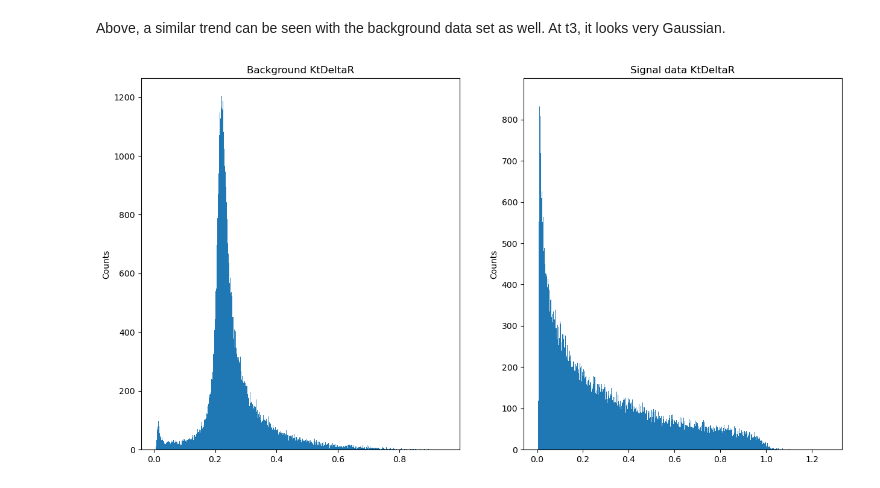
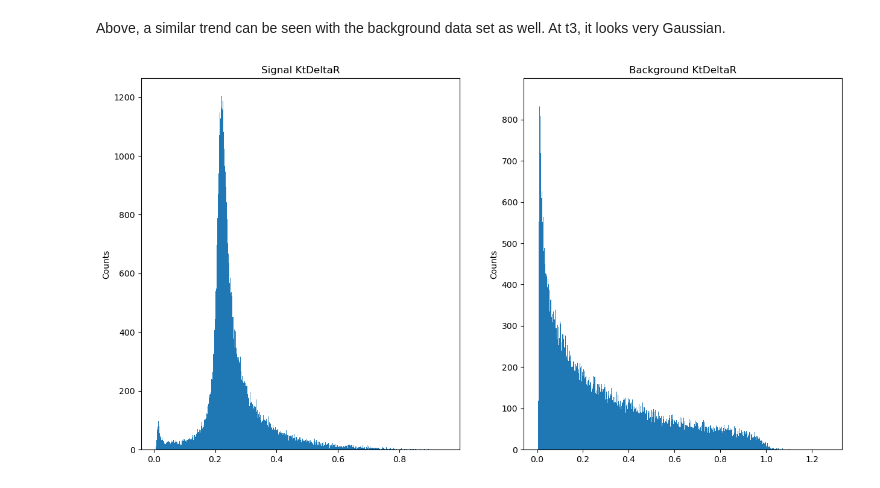
Before and after one commit to StLee314/Phys-434-Fall-2021, a Jupyter notebook: Lab5.ipynb, the cells around one changed output. Drawn from its saved outputs; the diff is of its cells as text; code cells hidden in the pictures.

```diff
--- a/Lab5.ipynb
+++ b/Lab5.ipynb
@@ -328,13 +328,13 @@ Above, a similar trend can be seen with the background data set as well. At t3,
 # %%
 fig, a = plt.subplots(1, 2, figsize = (15, 8))
 
 a[0].hist(higgs_data.get('KtDeltaR'), bins = 1000)
-a[0].set_title('Background KtDeltaR')
+a[0].set_title('Signal KtDeltaR')
 a[0].set_ylabel('Counts')
 a[1].hist(qcd_data.get('KtDeltaR'), bins = 1000)
-a[1].set_title('Signal data KtDeltaR')
+a[1].set_title('Background KtDeltaR')
 a[1].set_ylabel('Counts')
 
 plt.show()
 # %% [output]
-[figure, old version]
+[figure, new version]
```
Also changed, not shown: parts of 2 cells of this notebook.
